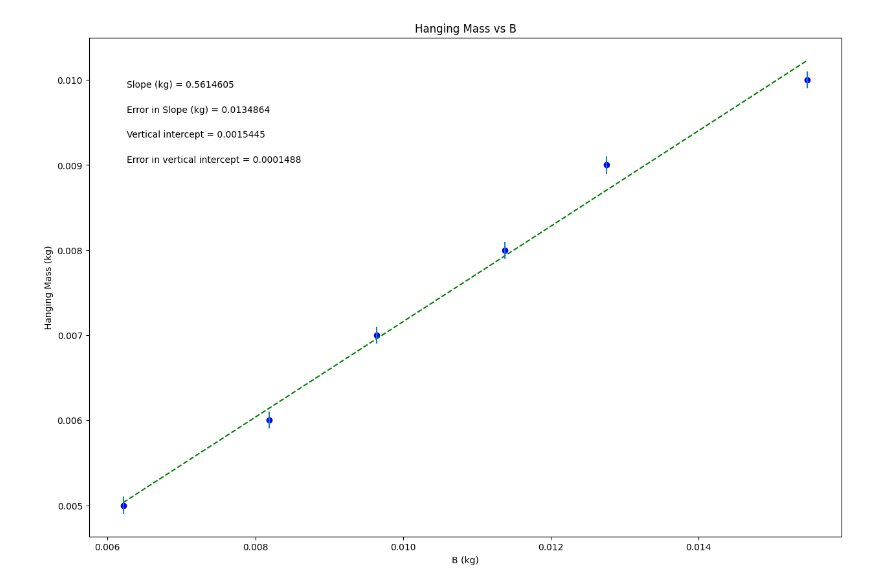
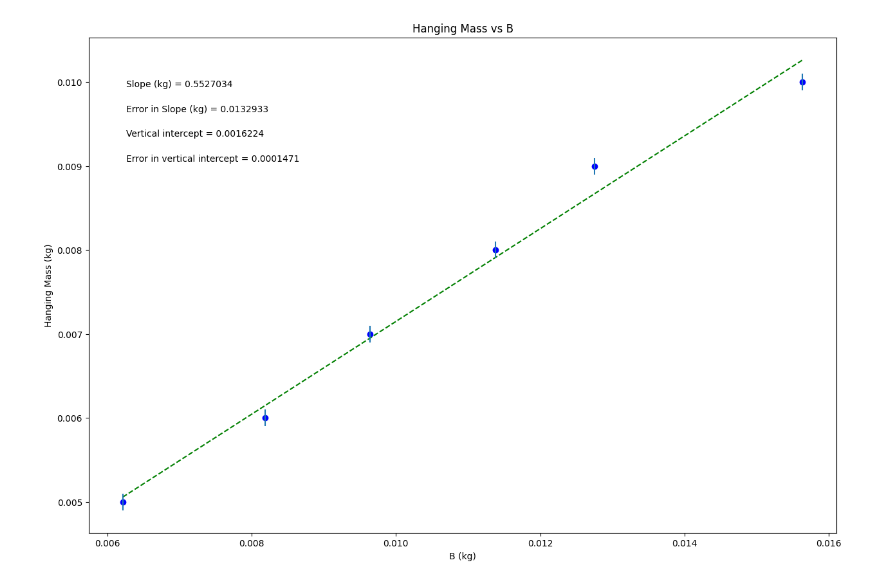
Before and after one commit to readerlu-cmyk/Physics-Lab, a Jupyter notebook: PHSX_Lab_4_Work_and_Energy.ipynb, the cells around one changed output. Drawn from its saved outputs; the diff is of its cells as text; code cells hidden in the pictures.

```diff
--- a/PHSX_Lab_4_Work_and_Energy.ipynb
+++ b/PHSX_Lab_4_Work_and_Energy.ipynb
@@ -19,7 +19,7 @@ import matplotlib.pyplot as plt
 #variable names should start with a letter and must contain only letters, numbers, and underscores
 
 
-B = np.array([0.006213,0.008185,0.009642,0.011377,0.012753,0.015473])
+B = np.array([0.006213,0.008185,0.009642,0.011377,0.012753,0.015636])
 
 Hanging_mass = np.array([0.005,0.006,0.007,0.008,0.009,0.010])
 
@@ -92,31 +92,31 @@ elif annotation_placement==3 or annotation_placement==4:
 #Don't need to change anything in this section!
 
 #Plot data on graph. Plot error bars and place values for slope,
 #error in slope, and vertical intercept (plus error) on the plot using "annotate"
 
 plt.figure(figsize=(15,10))
 
 plt.plot(x, fit, color='green', linestyle='--')
 plt.scatter(x, y, color='blue', marker='o')
 
 plt.xlabel(x_label)
 plt.ylabel(y_label)
 plt.title(plot_title)
 
 plt.errorbar(x, y, yerr=dy, xerr=None, fmt="none") #don't need to plot x error bars
 
 plt.annotate('Slope ({}) = {value:.{digits}f}'.format(slope_units,value=m, digits=7),
              (xpos, ypos[0]), xycoords='axes fraction')
 
 plt.annotate('Error in Slope ({}) = {value:.{digits}f}'.format(slope_units,value=dm, digits=7),
              (xpos, ypos[1]), xycoords='axes fraction')
 
 plt.annotate('Vertical intercept = {value:.{digits}f}'.format(value=b, digits=7),
              (xpos, ypos[2]), xycoords='axes fraction')
 
 plt.annotate('Error in vertical intercept = {value:.{digits}f}'.format(value=db, digits=7),
              (xpos, ypos[3]), xycoords='axes fraction')
 
 plt.show()
 # %% [output]
-[figure, old version]
+[figure, new version]
```
